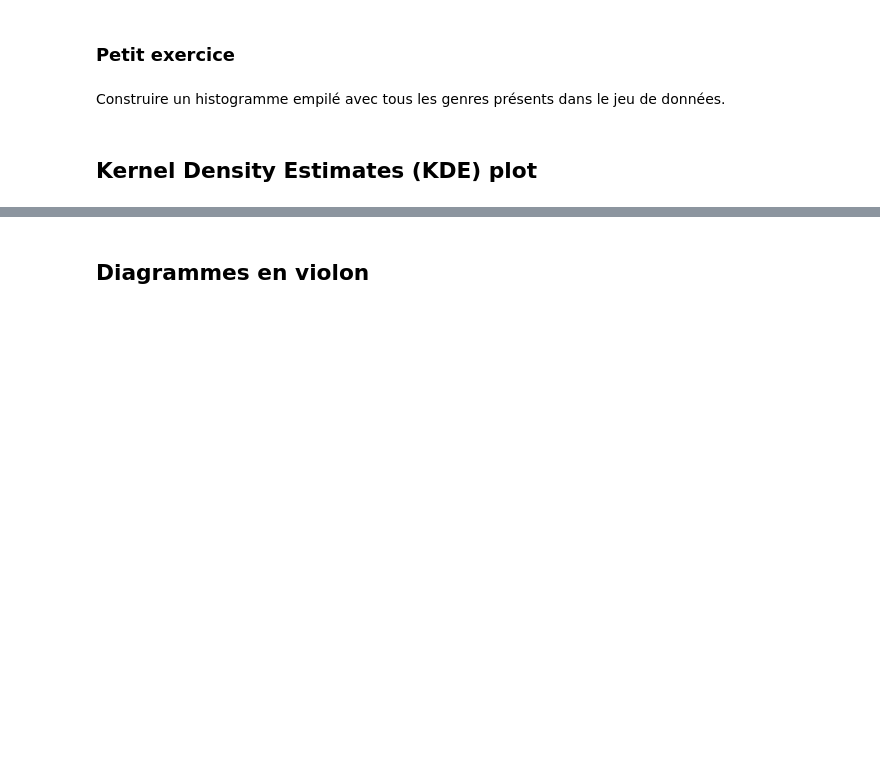
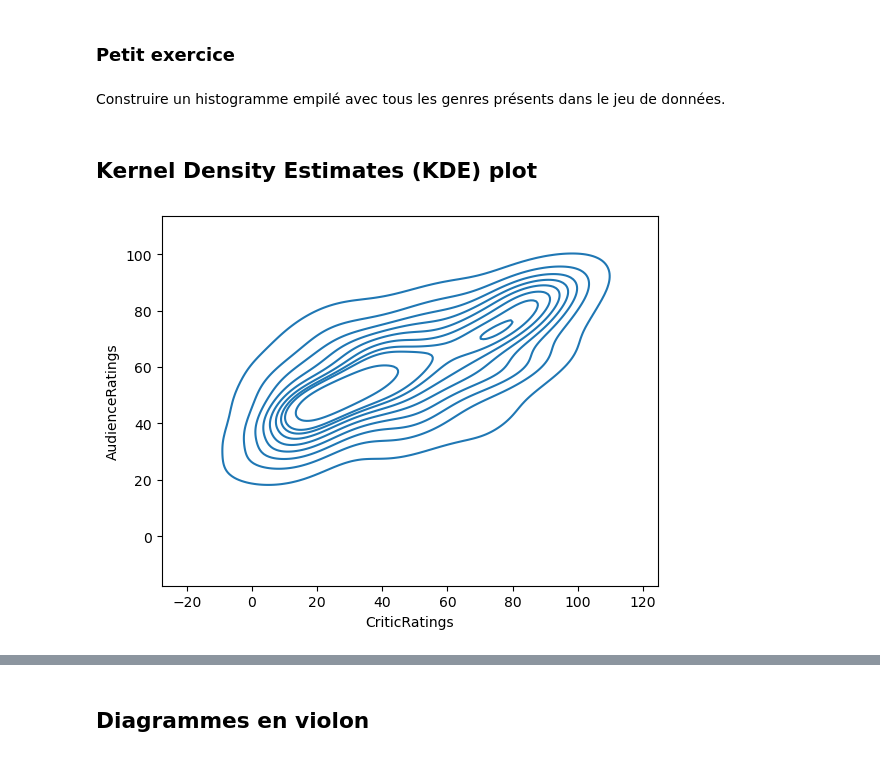
Before and after one commit to louiskuhn/IA-P3-Euskadi, a Jupyter notebook: Ressources/Python/2. Visualisation graphique/5. VisualisationGraphique_Seaborn.ipynb, the cells around one changed output, grey strips where cells are left out. Cells and saved outputs as stored; diff of their text form; code cells hidden in the pictures; blank space fills up the shorter version.

```diff
--- a/Ressources/Python/2. Visualisation graphique/5. VisualisationGraphique_Seaborn.ipynb
+++ b/Ressources/Python/2. Visualisation graphique/5. VisualisationGraphique_Seaborn.ipynb
@@ -165,3 +271,7 @@ plt.show()
 # %% [markdown]
 ## Kernel Density Estimates (KDE) plot
+# %%
+vis5 = sns.kdeplot(data=movies, x="CriticRatings", y="AudienceRatings")
+# %% [output]
+[figure, added]
 # %%
```
Also changed, not shown: parts of 40 cells of this notebook, 9 other files.
